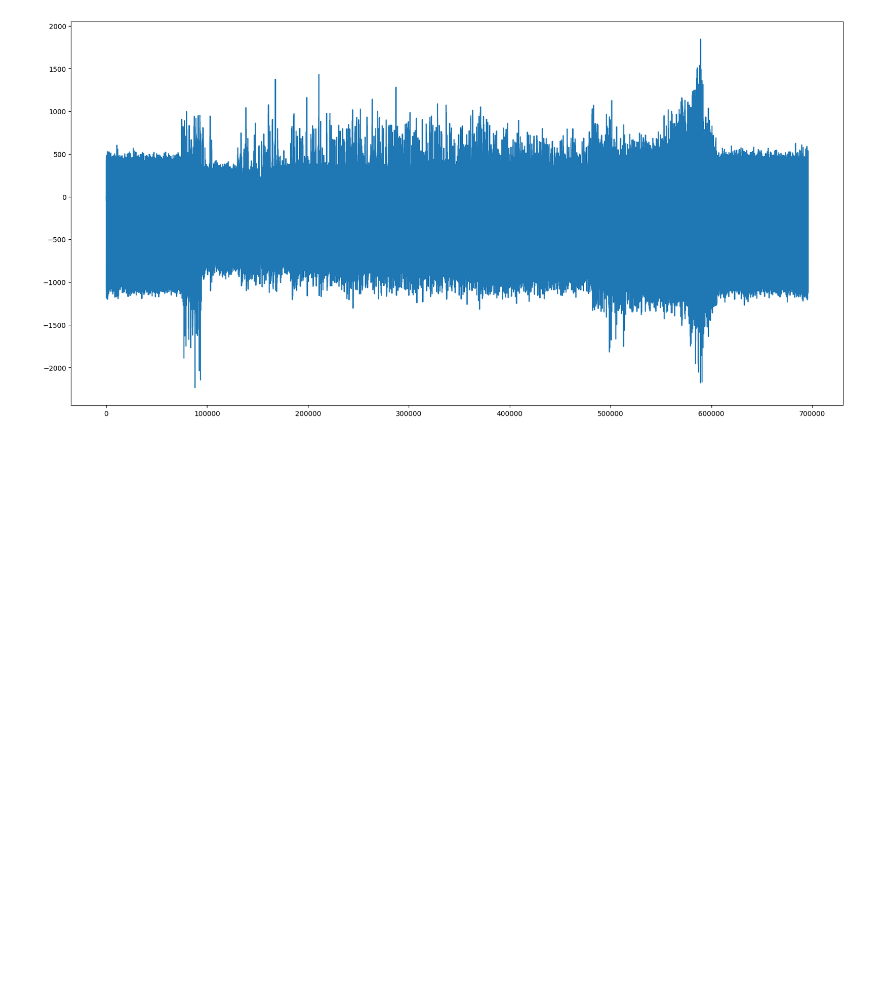
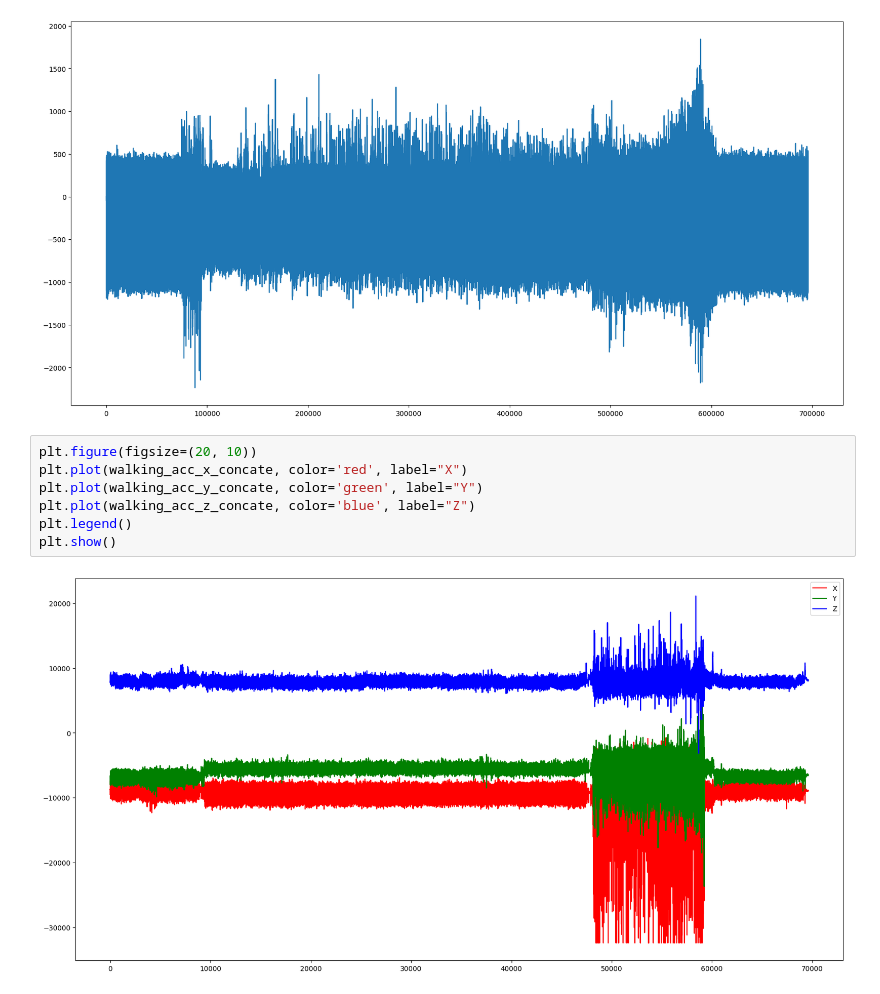
Before and after one commit to insung3511/ecg-estimate-walk, a Jupyter notebook: data_plotting.ipynb, the cells around one changed output. Drawn from its saved outputs; the diff is of its cells as text; blank space fills up the shorter version.

```diff
--- a/data_plotting.ipynb
+++ b/data_plotting.ipynb
@@ -96,3 +109,12 @@ plt.plot(walking_ecg_concate)
 plt.show()
 # %% [output]
 [figure]
+# %%
+plt.figure(figsize=(20, 10))
+plt.plot(walking_acc_x_concate, color='red', label="X")
+plt.plot(walking_acc_y_concate, color='green', label="Y")
+plt.plot(walking_acc_z_concate, color='blue', label="Z")
+plt.legend()
+plt.show()
+# %% [output]
+[figure, added]
```
Also changed, not shown: parts of 19 cells of this notebook, 3 other files.
